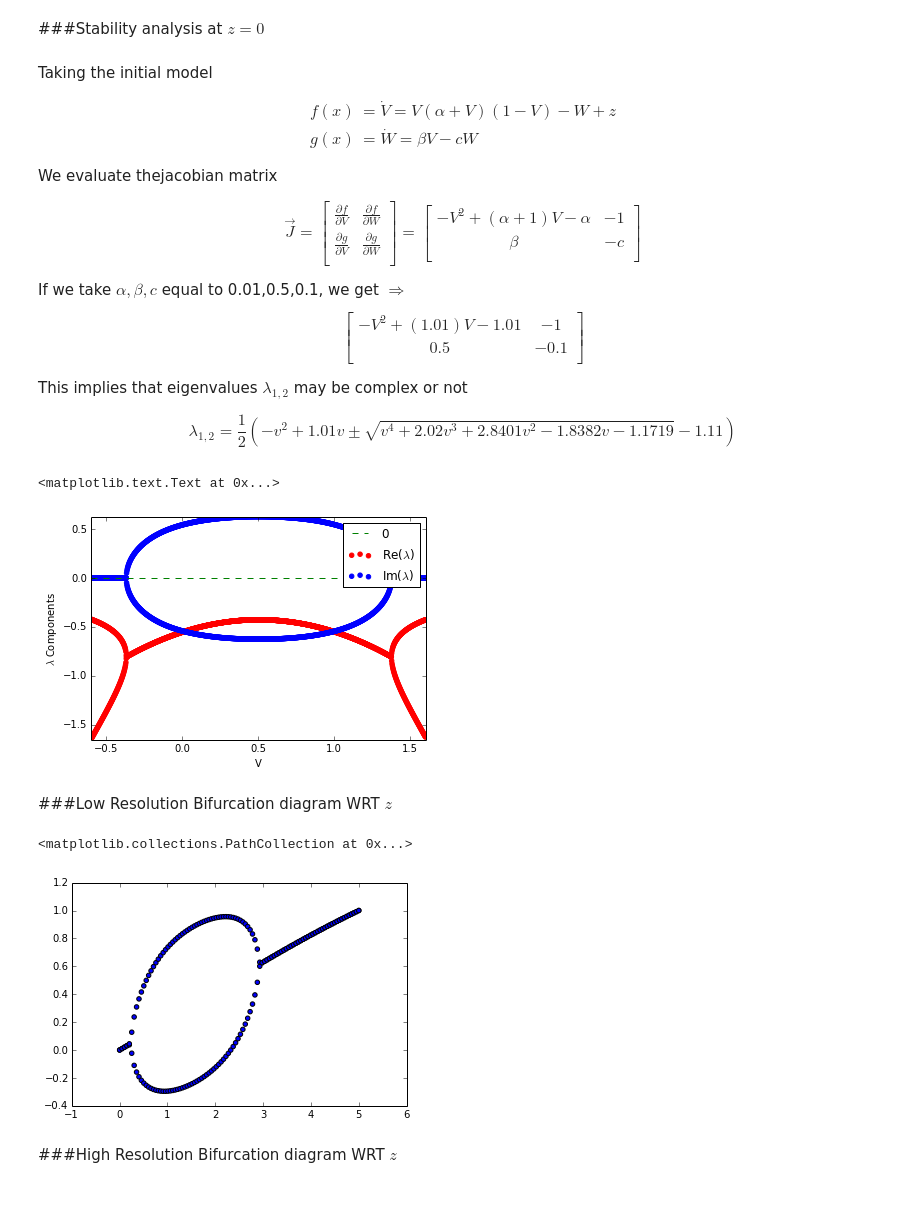
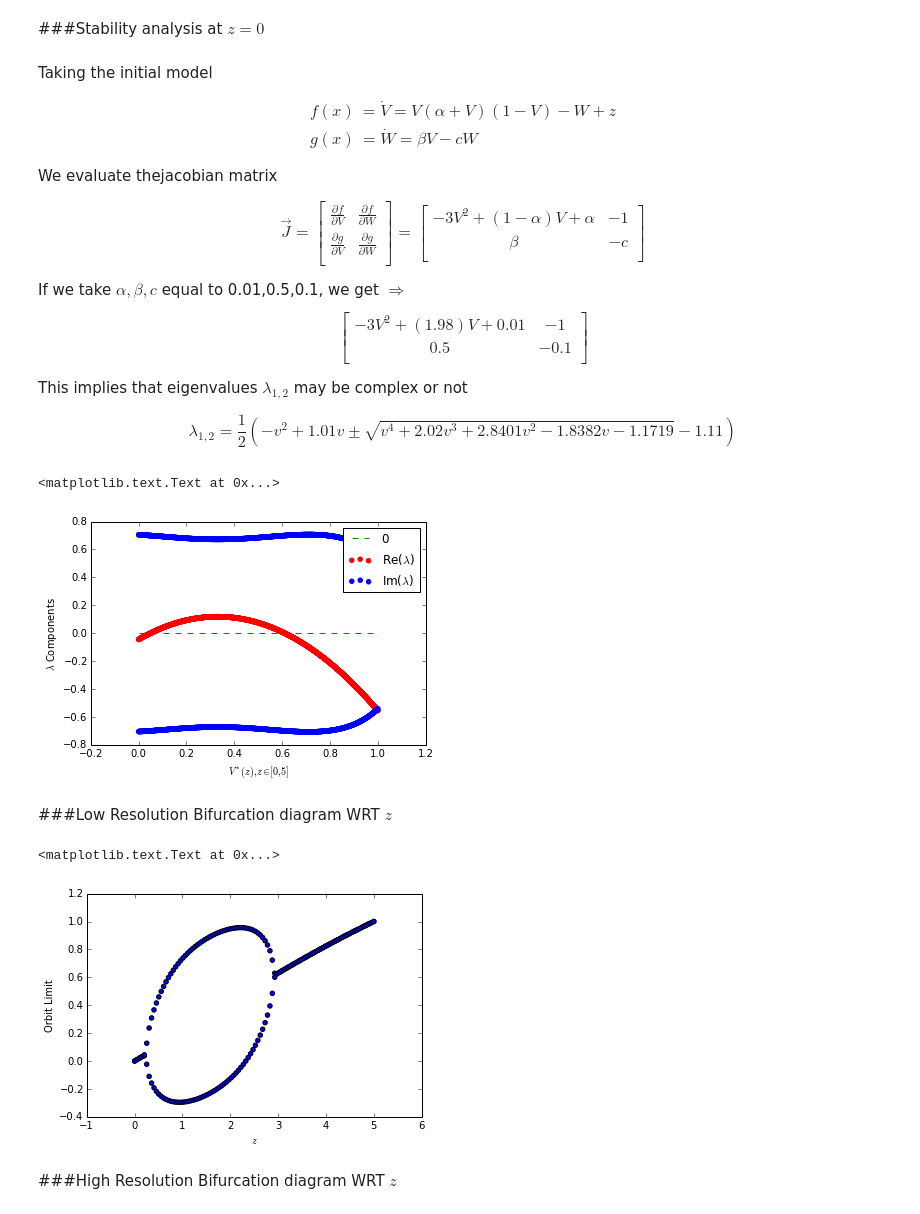
Before and after one commit to aaronshifman/modeling_final, a Jupyter notebook: ipynb/python model - isolated.ipynb, the cells around one changed output. Saved outputs shown, nothing was run; the diff lists cells and outputs as text; code cells hidden in the pictures.

```diff
--- a/ipynb/python model - isolated.ipynb
+++ b/ipynb/python model - isolated.ipynb
@@ -158,7 +158,7 @@ $$
     \frac{\partial g}{\partial{V}} & \frac{\partial g}{\partial{W}} \\
 \end{bmatrix} =
 \begin{bmatrix}
-    -V^2+(\alpha+1)V -\alpha & -1 \\
+    -3V^2+(1-\alpha)V +\alpha & -1 \\
     \beta & -c \\
 \end{bmatrix}
 $$
@@ -166,7 +166,7 @@ $$
 If we take $\alpha,\beta,c$ equal to 0.01,0.5,0.1, we get $\Rightarrow $
 $$
 \begin{bmatrix}
-    -V^2+(1.01)V-1.01 & -1 \\
+    -3V^2+(1.98)V+0.01 & -1 \\
     0.5 & -0.1 \\
 \end{bmatrix}
 $$
@@ -179,26 +179,32 @@ $$
 # %%
 def eig12(v):
     v = v+0j
-    e1 = 0.5*(-(v**2)+1.01*v-np.sqrt((v**4)-2.02*(v**3)+2.8401*(v**2)-1.8382*v-1.1719)-1.11)
-    e2 = 0.5*(-(v**2)+1.01*v+np.sqrt((v**4)-2.02*(v**3)+2.8401*(v**2)-1.8382*v-1.1719)-1.11)
+    e1 = 0.5*(-3*(v**2)+1.98*v-np.sqrt(9*(v**4)-11.88*(v**3)+3.2604*(v**2)+0.4356*v-1.9879)-0.09)
+    e2 = 0.5*(-3*(v**2)+1.98*v+np.sqrt(9*(v**4)-11.88*(v**3)+3.2604*(v**2)+0.4356*v-1.9879)-0.09)
     return (e1,e2)
 
-v = np.linspace(-0.6,1.6,1000)
+zs = np.linspace(0,5,1000)
+v = np.zeros(len(zs))
+for ix,z in enumerate(zs):
+    coeff = [-1,(1-alpha),alpha-(beta)/c,z]
+    r = np.roots(coeff)
+    r = np.real(r[np.isreal(r)])
+    v[ix] = r[0]
+
 eigs = eig12(v)
 v = np.concatenate((v,v))
+zs = np.concatenate((zs,zs))
 re = np.concatenate((np.real(eigs[0]),np.real(eigs[1])))
 im = np.concatenate((np.imag(eigs[0]),np.imag(eigs[1])))
 plt.scatter(v,re,label='Re($\lambda$)',color='red')
 plt.scatter(v,im,label='Im($\lambda$)',color='blue')
 plt.plot([min(v),max(v)],[0,0],'g--',label='0')
 plt.legend()
-plt.xlim([min(v),max(v)])
-plt.ylim([min(min(re),min(im)),max(max(re),max(im))])
-plt.xlabel('V')
+plt.xlabel('$V^*(z), z\in[0,5]$')
 plt.ylabel('$\lambda$ Components')
 # %% [output]
 <matplotlib.text.Text at 0x...>
-[figure, old version]
+[figure, new version]
 # %% [markdown]
 ###Low Resolution Bifurcation diagram WRT $z$
 # %%
@@ -217,8 +223,10 @@ for z in zs:
     points_x.append(z)
     points_x.append(z)
 plt.scatter(points_x,points)
+plt.xlabel("$z$")
+plt.ylabel("Orbit Limit")
 # %% [output]
-<matplotlib.collections.PathCollection at 0x...>
+<matplotlib.text.Text at 0x...>
-[figure, old version]
+[figure, new version]
 # %% [markdown]
 ###High Resolution Bifurcation diagram WRT $z$
```
Also changed, not shown: parts of 6 cells of this notebook.
